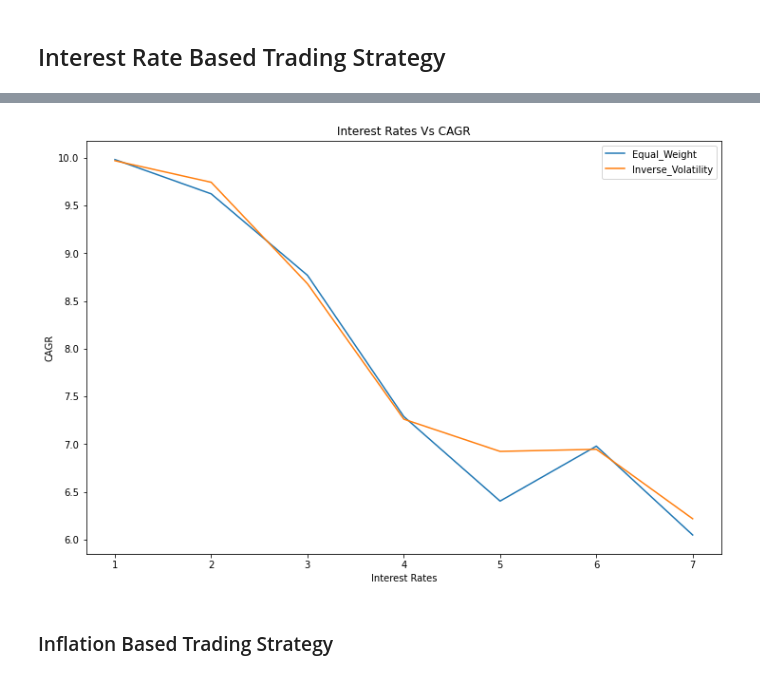
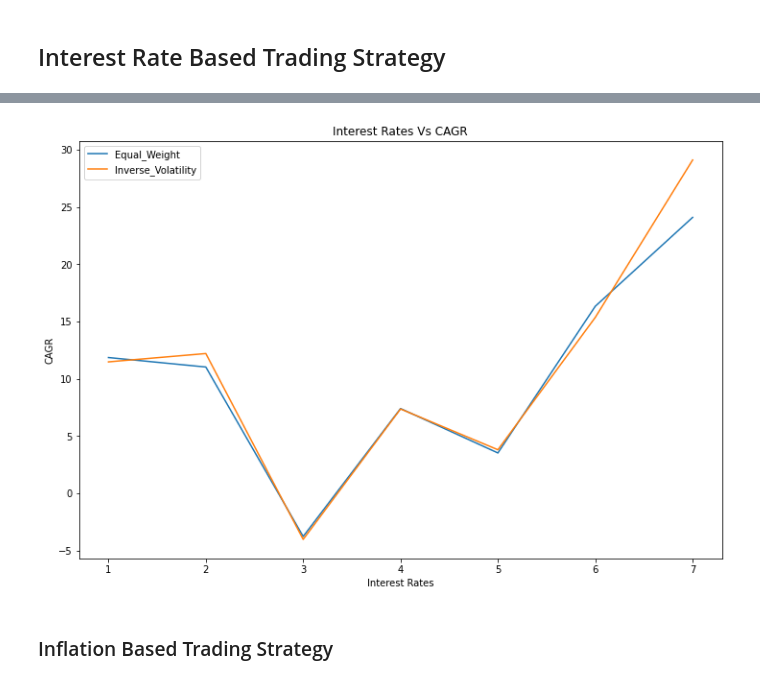
Before and after one commit to kartskri/FinancialTrading, a Jupyter notebook: project/Project_V2.ipynb, the cells around one changed output, grey strips where cells are left out. Drawn from its saved outputs; the diff is of its cells as text; code cells hidden in the pictures.

```diff
--- a/project/Project_V2.ipynb
+++ b/project/Project_V2.ipynb
@@ -173,6 +174,10 @@ RUA - Russell Top 3000 companies launched in 1984 tracks top 3000 companies
 def fetch_price_data(tickers, start_date):
     raw_price_data = bt.get(tickers, start = start_date)
     return raw_price_data
+
+def fetch_price_data_range(tickers, start_date, end_date):
+    raw_price_data = bt.get(tickers, start = start_date, end=end_date)
+    return raw_price_data
 # %%
 # Price Data for the two indices SP500 &Rusell 3000 index.
 price_data = fetch_price_data(index_tickers, start_date)
@@ -260,6 +265,8 @@ top5_strategy = bt.Strategy('Top5',
                               bt.algos.WeighInvVol(),
                               bt.algos.Rebalance()
                             ])
+# %%
+strategy_lst = [equal_weight_strategy, inverse_volatility_strategy, top5_strategy]
 # %% [markdown]
 ## Interest Rate Based Trading Strategy
 # %%
@@ -313,6 +325,0 @@ def interest_based_strategy_computation(target_interest_metric, strategies):
-# %%
-interest_strategy_df = pd.DataFrame(columns=['Interest Rate', 'strategy_name', 'year', 'cagr', 'sharpe', 'sortino'])
-for interest_rate in range(1, 12):
-    df2 = interest_based_strategy_computation(interest_rate, [equal_weight_strategy, inverse_volatility_strategy, top5_strategy])
-    interest_strategy_df = pd.concat([interest_strategy_df, df2])
-interest_strategy_df
@@ -339,22 +326,37 @@ strategy_stats_params_df = pd.pivot_table(df, values=['cagr', 'sharpe', 'sortino
+# %%
+def interest_rate_stock_parameters():
+    interest_strategy_df = pd.DataFrame(columns=['Interest Rate', 'strategy_name', 'year', 'cagr', 'sharpe', 'sortino'])
+    for item in range(1, 12):
+        df2 = interest_based_strategy_computation(strategy_lst, item)
+        interest_strategy_df = pd.concat([interest_strategy_df, df2])
+    interest_strategy_df = interest_strategy_df.reset_index()
+    interest_rate_stock_analysis_df = pd.pivot_table(interest_strategy_df, values=['cagr', 'sharpe', 'sortino'], index=['Interest Rate', 'strategy_name'],
+                        aggfunc={'cagr': np.mean,
+                                 'sharpe': np.mean,
+                                 'sortino': np.mean
+                                }).reset_index()
+    return interest_rate_stock_analysis_df
 # %%
-equal_weight_strategy_df = strategy_stats_params_df[strategy_stats_params_df['strategy_name'] == 'Equal_Weight']
-inverse_volatility_strategy_df = strategy_stats_params_df[strategy_stats_params_df['strategy_name'] == 'Inverse_Volatility']
-top5_strategy_df = strategy_stats_params_df[strategy_stats_params_df['strategy_name'] == 'Top5']
+interest_rate_stock_analysis_df = interest_rate_stock_parameters()
+
+equal_weight_strategy_df = interest_rate_stock_analysis_df[interest_rate_stock_analysis_df['strategy_name'] == 'Equal_Weight']
+inverse_volatility_strategy_df = interest_rate_stock_analysis_df[interest_rate_stock_analysis_df['strategy_name'] == 'Inverse_Volatility']
+top5_strategy_df = interest_rate_stock_analysis_df[interest_rate_stock_analysis_df['strategy_name'] == 'Top5']
 
 plt.figure(figsize=(12,8))
 plt.plot(equal_weight_strategy_df['Interest Rate'],
          equal_weight_strategy_df['cagr'],
          label='Equal_Weight')
 plt.plot(inverse_volatility_strategy_df['Interest Rate'],
          inverse_volatility_strategy_df['cagr'],
          label='Inverse_Volatility')
 plt.xlabel('Interest Rates')
 plt.ylabel('CAGR')
 plt.title('Interest Rates Vs CAGR')
 plt.legend()
 plt.show()
 # %% [output]
-[figure, old version]
+[figure, new version]
 # %% [markdown]
 ### Inflation Based Trading Strategy
 # %%
```
Also changed, not shown: parts of 16 cells of this notebook, 5 other files.
